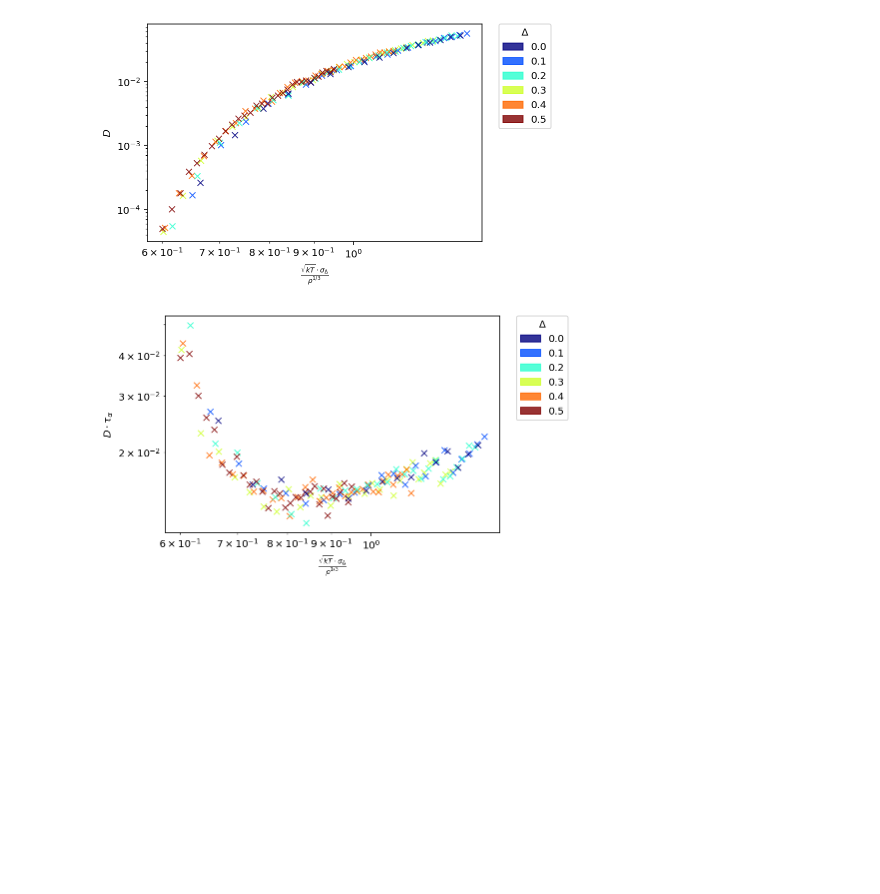
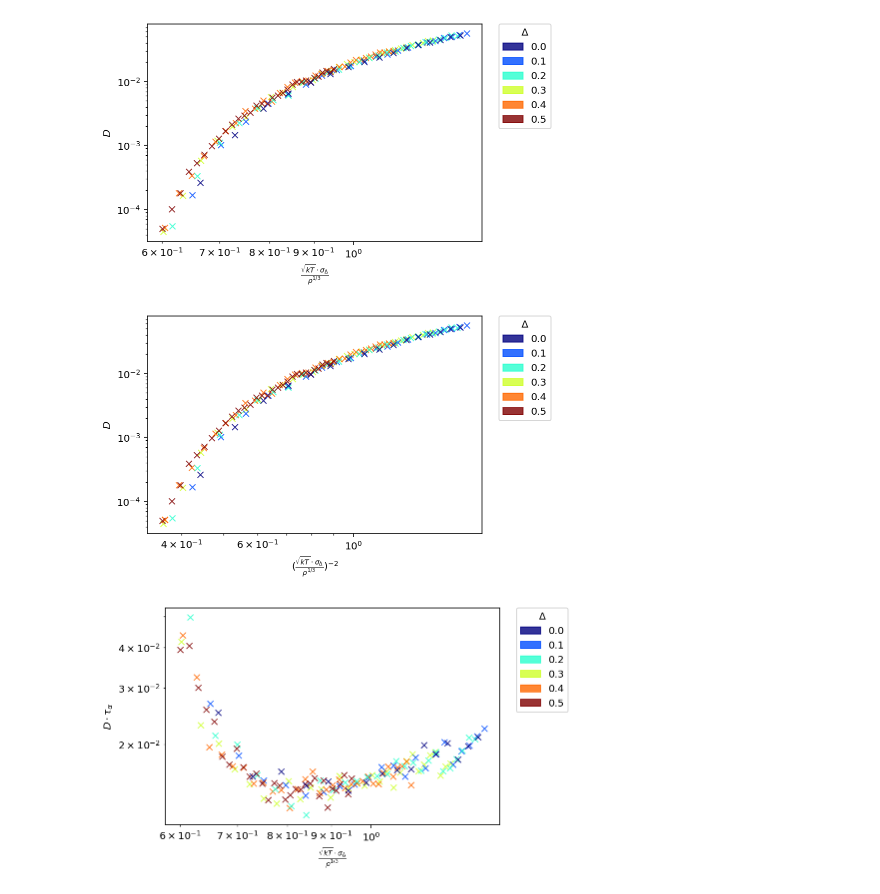
Before and after one commit to ianrgraham/monk, a Jupyter notebook: workflows/sc-states/mlj-equilibration/082522-analyze-dynamics.ipynb, the cells around one changed output. Drawn from its saved outputs; the diff is of its cells as text; code cells hidden in the pictures; blank space fills up the shorter version.

Commit message:
most plots are finished

```diff
--- a/workflows/sc-states/mlj-equilibration/082522-analyze-dynamics.ipynb
+++ b/workflows/sc-states/mlj-equilibration/082522-analyze-dynamics.ipynb
@@ -379,6 +379,43 @@ plt.yscale('log')
 plt.xscale('log')
 # %% [output]
 [figure]
+# %%
+
+plt.figure()
+
+alpha = .8
+cmap = cm.jet
+norm = colors.Normalize(vmin=0, vmax=5)
+_colors = [cmap(norm(i)) for i in range(6)]
+_legend = [mpl.patches.Patch(color=c, label=f"{d:.1f}", alpha=alpha) for c, d in zip(_colors, np.linspace(0.0, 0.5, 6))]
+
+for i, job in enumerate(project):
+    if job.sp["seed"] > 5:
+        continue
+
+    delta = job.sp["delta"]
+    phi = job.sp["phi"]
+
+    with job:
+        sims = glob.glob("*equil_*.gsd")
+        for sim in sims:
+            temp_str = utils.extract_between(sim, "equil_", ".gsd")
+
+            with job.data:
+                _temp_str = temp_str.replace(".", "_")
+                if len(job.data[f"{_temp_str}/alphas"]) == 0:
+                    continue
+                alphas = job.data[f"{_temp_str}/alphas"][-1]
+                Ds = job.data[f"{_temp_str}/Ds"][-1]
+            plt.plot(np.square(np.sqrt(float(temp_str))/phi**(1/3)*(1 - delta*2**(1/6))), Ds, "x", color=_colors[int(round(delta / 0.1))], alpha=alpha)
+
+plt.xlabel(r"$(\frac{\sqrt{kT} \cdot \sigma_\Delta}{\rho^{1/3}})^{-2}$")
+plt.ylabel(r"$D$")
+plt.legend(title=r"$\Delta$", handles=_legend, bbox_to_anchor=(1.05, 1), loc=2, borderaxespad=0.)
+plt.yscale('log')
+plt.xscale('log')
+# %% [output]
+[figure, added]
 # %%
 
 plt.figure()
```
Also changed, not shown: 7 other files.
